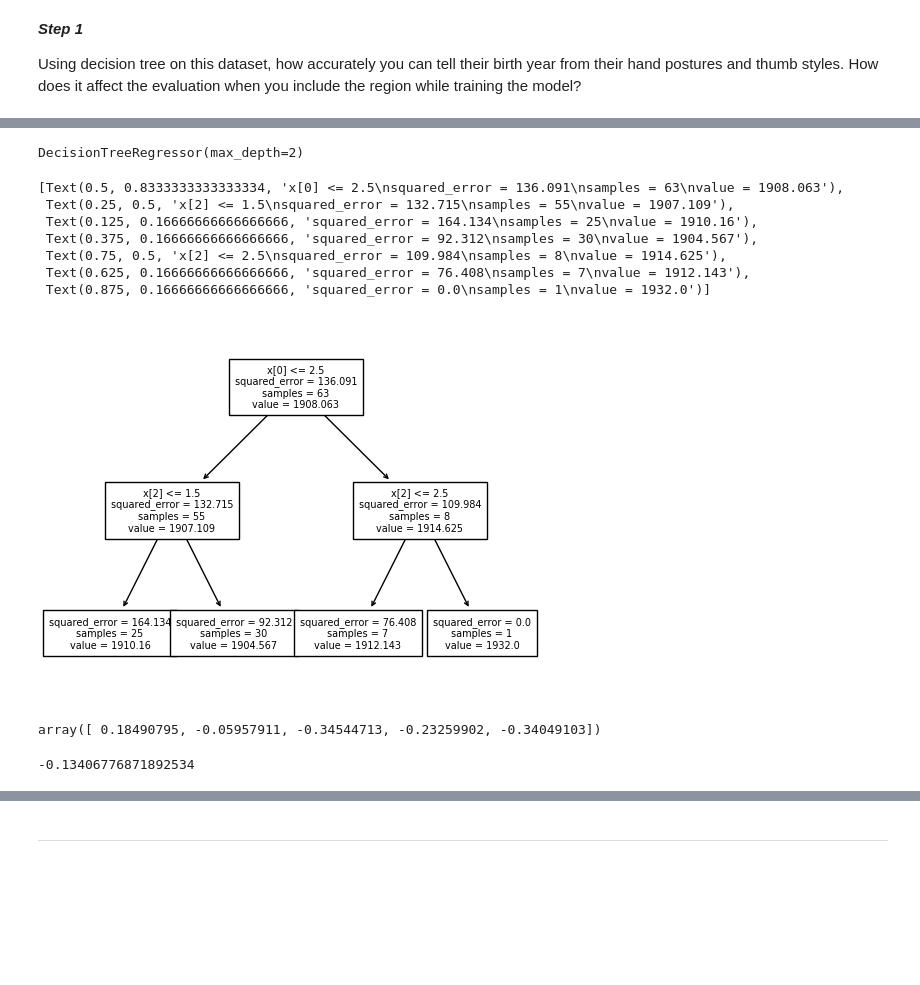
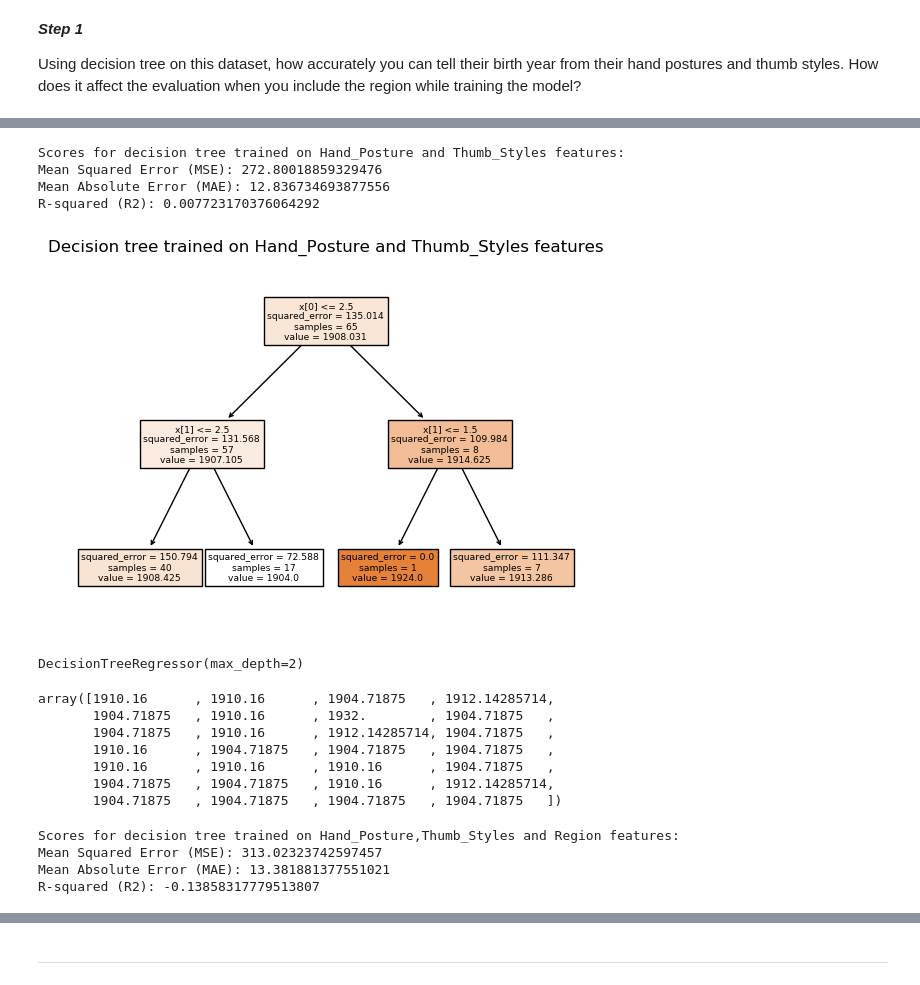
Before and after one commit to TheFrankdalorian/IMT_574, a Jupyter notebook: Week4/Homework/4.8_Decision_Trees_and_Random_Forest.ipynb, the cells around one changed output, grey strips where cells are left out. Cells and saved outputs as stored; diff of their text form; code cells hidden in the pictures; blank space fills up the shorter version.

```diff
--- a/Week4/Homework/4.8_Decision_Trees_and_Random_Forest.ipynb
+++ b/Week4/Homework/4.8_Decision_Trees_and_Random_Forest.ipynb
@@ -102,13 +106,18 @@ dtype: object
+# %%
+def plot_graphs(model, legend):
+    plt.figure()
+    plot_tree(model, filled=True)
+    plt.title(legend)
+    plt.show()
 # %% [markdown]
 ***Step 1***
 
 Using decision tree on this dataset, how accurately you can tell their birth year from their hand postures and thumb styles. How does it affect the evaluation when you include the region while training the model?
 # %%
 #Splitting training(70%) and testing data (30%)
+X_a = guitarrist_data_for_model[['Hand_Posture', 'Thumb_Styles']].copy()
+y_a = guitarrist_data_for_model.Birth_Year.copy()
 
-X = guitarrist_data_for_model[['Hand_Posture', 'Thumb_Styles', 'constant']].copy()
-y = guitarrist_data_for_model.Birth_Year.copy()
-
-X_train, X_test, y_train, y_test = train_test_split(X, y, test_size=30, random_state=20)
+X_train_a, X_test_a, y_train_a, y_test_a = train_test_split(X_a, y_a, test_size=0.3, random_state=20)
 # %%
-regression_model = tree.DecisionTreeRegressor(max_depth=2)
+regression_model_a = DecisionTreeRegressor(max_depth=2)
@@ -158,0 +124,2 @@ print(r2_score(y_test, regression_model.predict(X_test)))
+# %%
+regression_model_a.fit(X_train_a, y_train_a)
@@ -159,2 +139,13 @@ print(r2_score(y_test, regression_model.predict(X_test)))
+# %%
+get_metrics(y_test_a, y_pred_a,"Scores for decision tree trained on Hand_Posture and Thumb_Styles features:")
+# %% [output]
+Scores for decision tree trained on Hand_Posture and Thumb_Styles features:
+Mean Squared Error (MSE): 272.80018859329476
+Mean Absolute Error (MAE): 12.836734693877556
+R-squared (R2): 0.007723170376064292
+# %%
+plot_graphs(regression_model_a, "Decision tree trained on Hand_Posture and Thumb_Styles features")
+# %% [output]
+[figure, added]
 # %%
 #Adding Region
@@ -167,15 +157,0 @@ regression_model_2 = tree.DecisionTreeRegressor(max_depth=2)
-# %%
-regression_model_2.fit(X_train_2, y_train_2)
-# %% [output]
-DecisionTreeRegressor(max_depth=2)
-# %%
-tree.plot_tree(regression_model_2, fontsize=7)
-# %% [output]
-[Text(0.5, 0.8333333333333334, 'x[0] <= 2.5\nsquared_error = 136.091\nsamples = 63\nvalue = 1908.063'),
- Text(0.25, 0.5, 'x[2] <= 1.5\nsquared_error = 132.715\nsamples = 55\nvalue = 1907.109'),
- Text(0.125, 0.16666666666666666, 'squared_error = 164.134\nsamples = 25\nvalue = 1910.16'),
- Text(0.375, 0.16666666666666666, 'squared_error = 92.312\nsamples = 30\nvalue = 1904.567'),
- Text(0.75, 0.5, 'x[2] <= 2.5\nsquared_error = 109.984\nsamples = 8\nvalue = 1914.625'),
- Text(0.625, 0.16666666666666666, 'squared_error = 76.408\nsamples = 7\nvalue = 1912.143'),
- Text(0.875, 0.16666666666666666, 'squared_error = 0.0\nsamples = 1\nvalue = 1932.0')]
-[figure, removed]
@@ -184,10 +158,22 @@ predictions_2 = regression_model_2.predict(X_train_2)
-# %%
-scores_2 = cross_val_score(regression_model_2, X_train_2, y_train_2, cv = 5)
-scores_2
-# %% [output]
-array([ 0.18490795, -0.05957911, -0.34544713, -0.23259902, -0.34049103])
-# %%
-
-print(r2_score(y_test_2, regression_model_2.predict(X_test_2)))
-# %% [output]
--0.13406776871892534
+# %%
+regression_model_b.fit(X_train_b, y_train_b)
+# %% [output]
+DecisionTreeRegressor(max_depth=2)
+# %%
+y_pred_b = regression_model_b.predict(X_test_b)
+y_pred_b
+# %% [output]
+array([1910.16      , 1910.16      , 1904.71875   , 1912.14285714,
+       1904.71875   , 1910.16      , 1932.        , 1904.71875   ,
+       1904.71875   , 1910.16      , 1912.14285714, 1904.71875   ,
+       1910.16      , 1904.71875   , 1904.71875   , 1904.71875   ,
+       1910.16      , 1910.16      , 1910.16      , 1904.71875   ,
+       1904.71875   , 1904.71875   , 1910.16      , 1912.14285714,
+       1904.71875   , 1904.71875   , 1904.71875   , 1904.71875   ])
+# %%
+get_metrics(y_test_b, y_pred_b,"Scores for decision tree trained on Hand_Posture,Thumb_Styles and Region features:")
+# %% [output]
+Scores for decision tree trained on Hand_Posture,Thumb_Styles and Region features:
+Mean Squared Error (MSE): 313.02323742597457
+Mean Absolute Error (MAE): 13.381881377551021
+R-squared (R2): -0.13858317779513807
```
Also changed, not shown: parts of 34 cells of this notebook.
